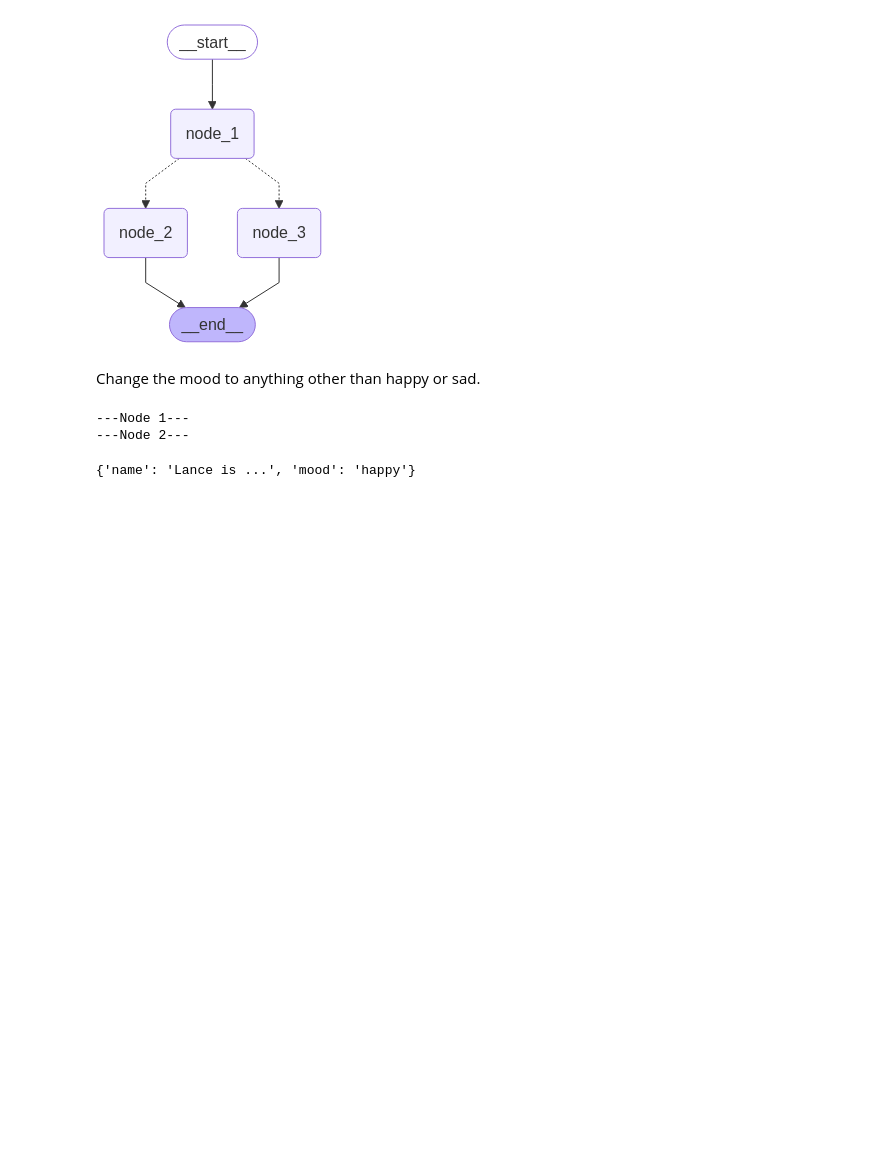
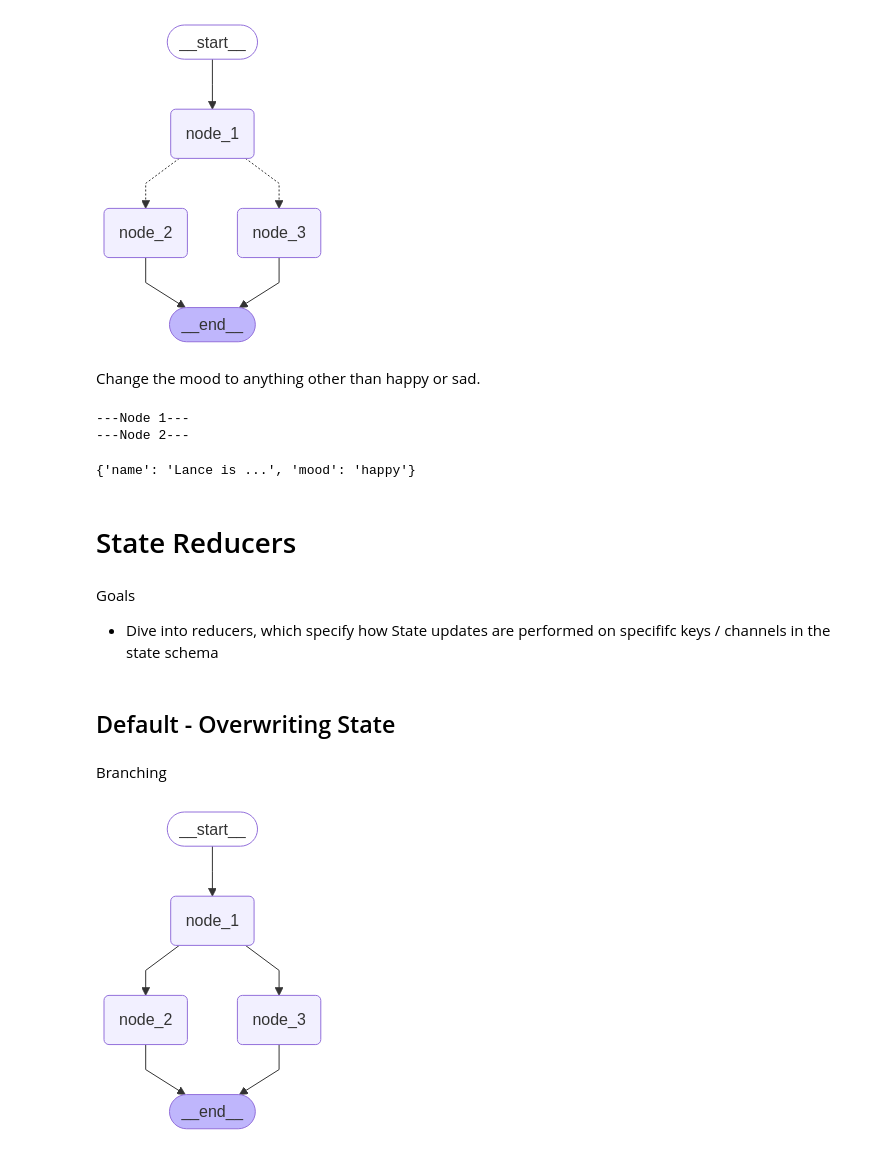
Before and after one commit to Raahul-G/AI-Agent-Langchain, a Jupyter notebook: Module_2.ipynb, the cells around one changed output. Drawn from its saved outputs; the diff is of its cells as text; code cells hidden in the pictures; blank space fills up the shorter version.

Commit message:
M2-State-Reducers-Commit

```diff
--- a/Module_2.ipynb
+++ b/Module_2.ipynb
@@ -182,3 +182,52 @@ graph.invoke(PydanticState(name="Lance",mood="sad"))
 ---Node 1---
 ---Node 2---
 {'name': 'Lance is ...', 'mood': 'happy'}
+# %% [markdown]
+# State Reducers
+# %% [markdown]
+Goals
+- Dive into reducers, which specify how State updates are performed on specififc keys / channels in the state schema
+# %% [markdown]
+## Default - Overwriting State
+# %% [markdown]
+Branching
+# %%
+from typing_extensions import TypedDict
+from IPython.display import Image, display
+from langgraph.graph import StateGraph, START, END
+
+class State(TypedDict):
+    foo: int
+
+def node_1(state):
+    print("---Node 1---")
+    return {"foo": state['foo']+1}
+
+def node_2(state):
+    print("---Node 2---")
+    return {"foo": state['foo']+1}
+
+def node_3(state):
+    print("---Node 3---")
+    return {"foo": state['foo']+1}
+
+# Build graph
+builder = StateGraph(State)
+builder.add_node("node_1", node_1)
+builder.add_node("node_2", node_2)
+builder.add_node("node_3", node_3)
+
+# Logic
+builder.add_edge(START, "node_1")
+builder.add_edge("node_1", "node_2")
+builder.add_edge("node_1", "node_3")
+builder.add_edge("node_2", END)
+builder.add_edge("node_3", END)
+
+# Compile
+graph = builder.compile()
+
+# View
+display(Image(graph.get_graph(xray=True).draw_mermaid_png()))
+# %% [output]
+[figure, added]
```
Also changed, not shown: parts of 19 cells of this notebook.
